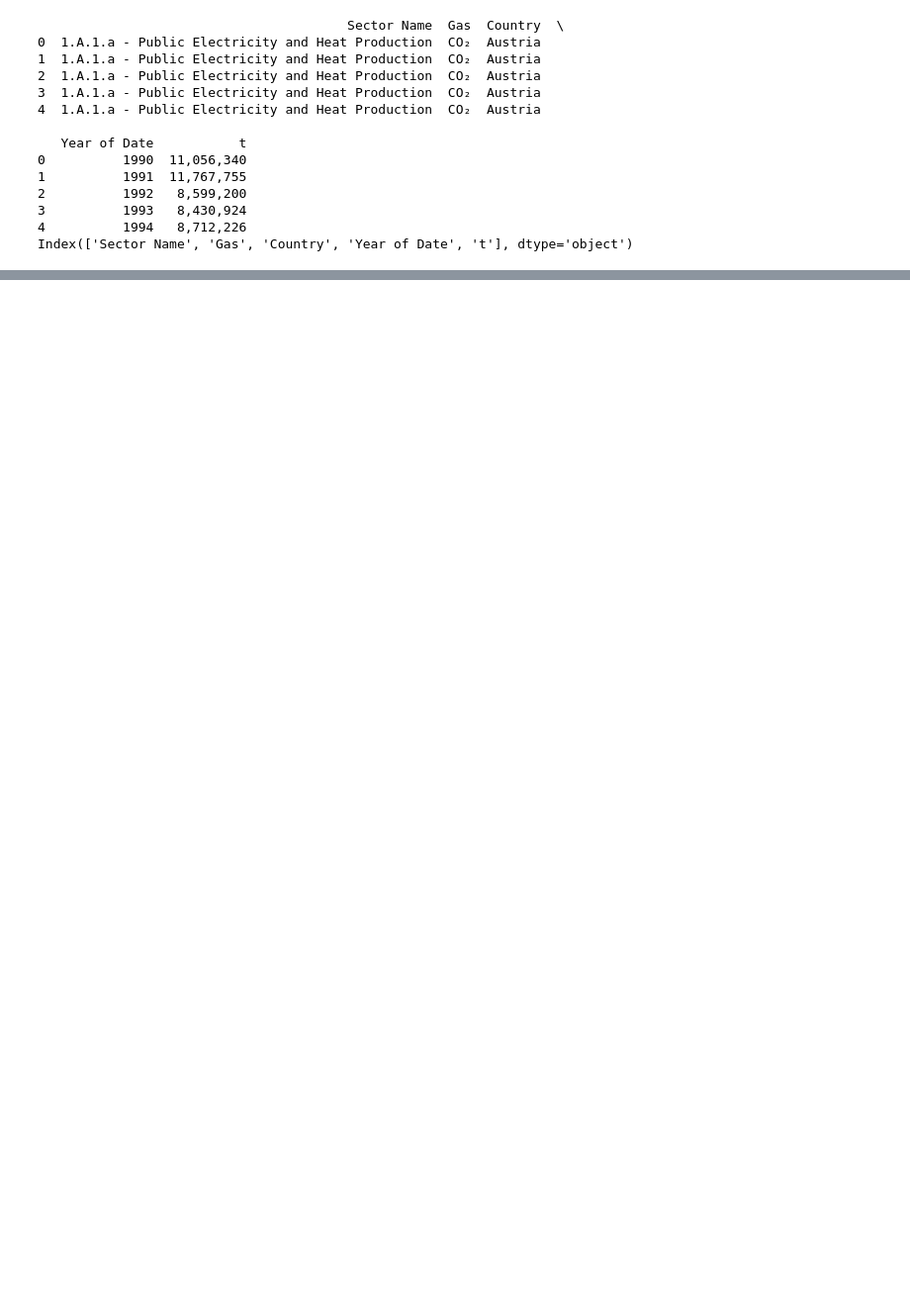
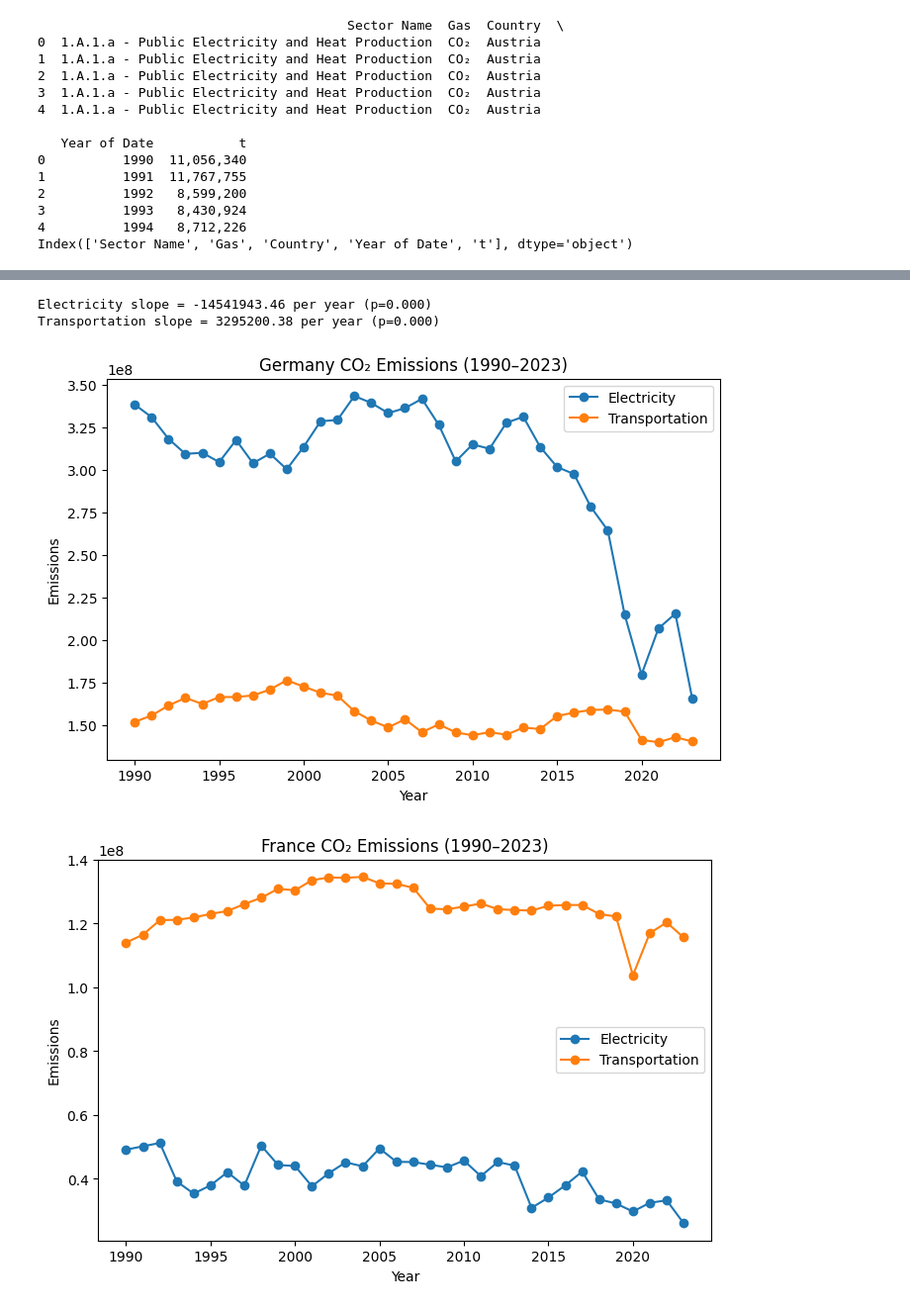
Before and after one commit to ShayHXY1017/Python-for-Public-Policy-Final-Project, a Jupyter notebook: EU_ETS.ipynb, the cells around one changed output, grey strips where cells are left out. Shown at 99% size. Drawn from its saved outputs; the diff is of its cells as text; code cells hidden in the pictures; blank space fills up the shorter version.

```diff
--- a/EU_ETS.ipynb
+++ b/EU_ETS.ipynb
@@ -28,0 +122,27 @@ Index(['Sector Name', 'Gas', 'Country', 'Year of Date', 't'], dtype='object')
+# %%
+from scipy.stats import linregress
+
+for sector in ['Electricity', 'Transportation']:
+    subset = eu[eu['Sector'] == sector]
+    res = linregress(subset['Year'], subset['Emission'])
+    print(f"{sector} slope = {res.slope:.2f} per year (p={res.pvalue:.3f})")
+# %% [output]
+Electricity slope = -14541943.46 per year (p=0.000)
+Transportation slope = 3295200.38 per year (p=0.000)
+# %%
+countries = ['Germany', 'France', 'Poland', 'Netherlands']
+
+for country in countries:
+    subset = emission[emission['Country'] == country]
+    plt.figure(figsize=(8,5))
+    for sector in subset['Sector'].unique():
+        series = subset[subset['Sector'] == sector].sort_values('Year')
+        plt.plot(series['Year'], series['Emission'], marker='o', label=sector)
+    plt.title(f'{country} CO₂ Emissions (1990–2023)')
+    plt.xlabel('Year')
+    plt.ylabel('Emissions')
+    plt.legend()
+    plt.show()
+# %% [output]
+[figure, added]
+[figure, added]
```
Also changed, not shown: parts of 12 cells of this notebook.
